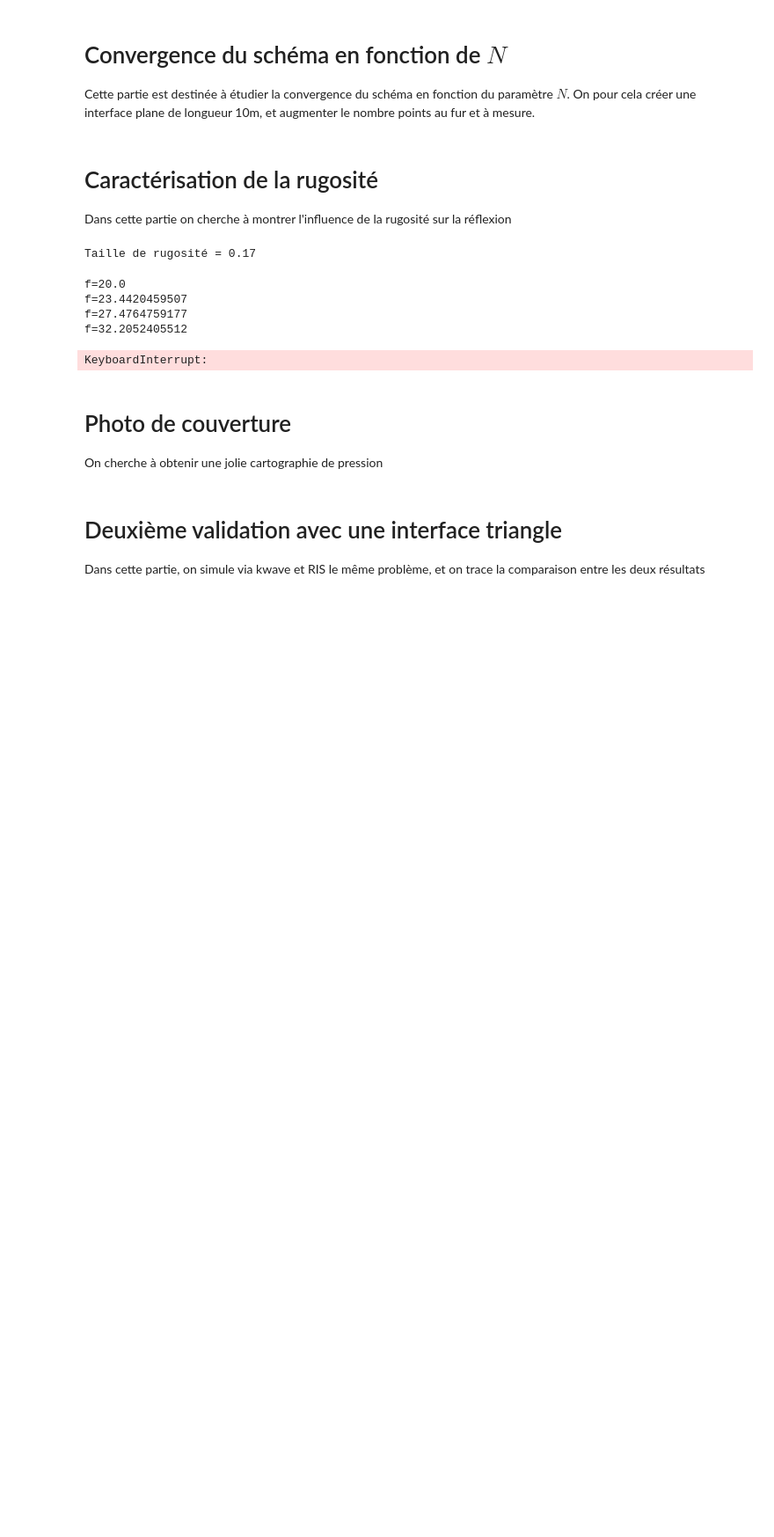
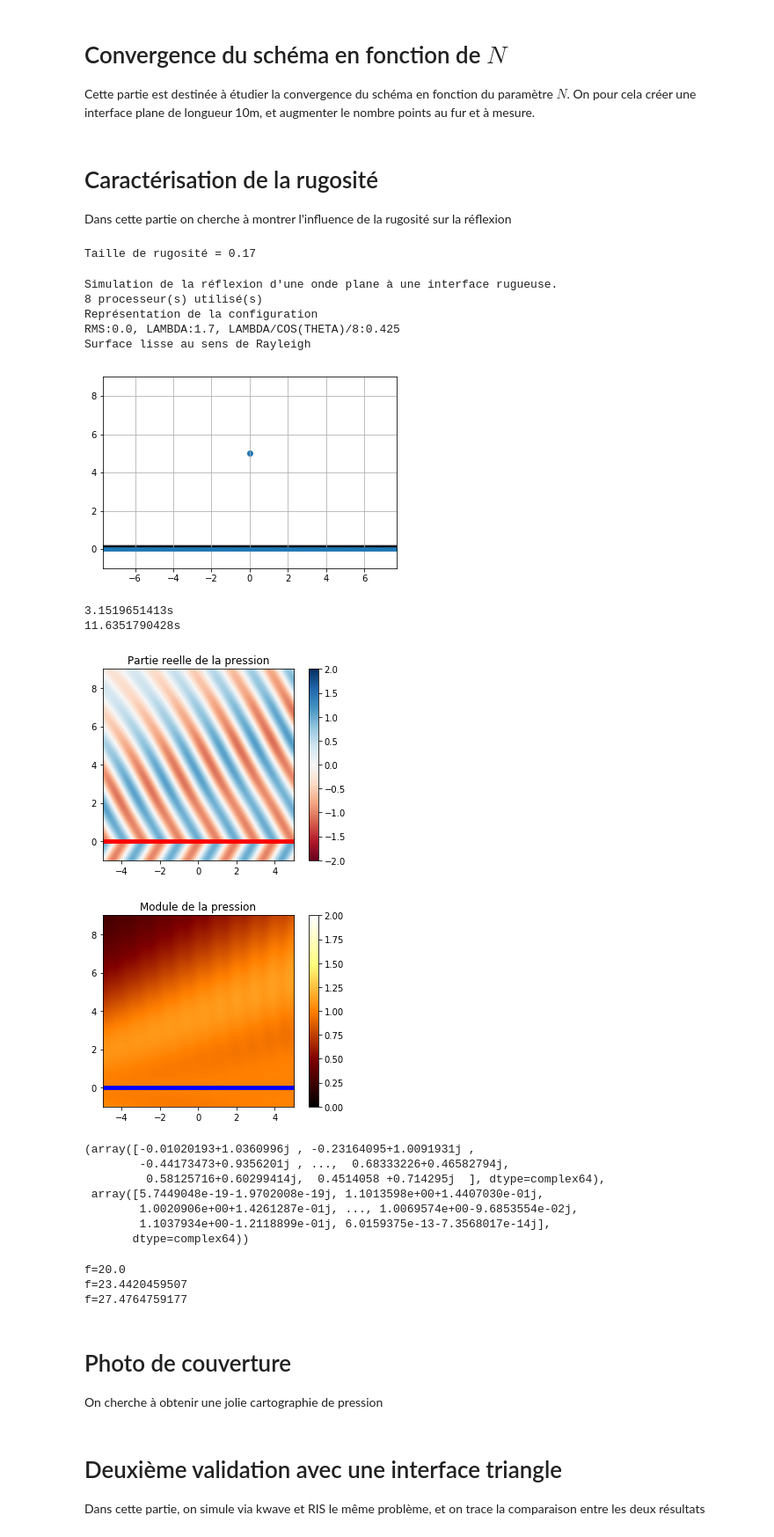
Before and after one commit to caillonantoine/rough-interface, a Jupyter notebook: Avancement.ipynb, the cells around one changed output. Shown at 88% size. Saved outputs shown, nothing was run; the diff lists cells and outputs as text; code cells hidden in the pictures; blank space fills up the shorter version.

```diff
--- a/Avancement.ipynb
+++ b/Avancement.ipynb
@@ -77,20 +77,42 @@ Dans cette partie on cherche à montrer l'influence de la rugosité sur la réfl
 pb = ri.RoughInterfaceScattering()
 
 pb.set_source('plane',[0,5])
-pb.set_angle(np.pi/16)
+pb.set_angle(np.pi/3.)
 pb.set_omega([-5,5,-1,9],150,2)
 pb.set_circle(2,[0,0])
+pb.set_frequency(200)
 # %%
 f_ref = 2000 #On fixe une taille de rugosité comparable à la longueur d'onde pour f= 1000Hz
 taille = 340/float(f_ref)
 print "Taille de rugosité = {}".format(taille)
 # %% [output]
 Taille de rugosité = 0.17
+# %%
+frequences = 2*np.logspace(1,3,30)
+
+pb.create_interface('s_sinusoidale',0,taille,1500,15)
+pb.start()
+# %% [output]
+Simulation de la réflexion d'une onde plane à une interface rugueuse.
+8 processeur(s) utilisé(s)
+Représentation de la configuration
+RMS:0.0, LAMBDA:1.7, LAMBDA/COS(THETA)/8:0.425
+Surface lisse au sens de Rayleigh
+[figure, added]
+3.1519651413s
+11.6351790428s
+[figure, added]
+[figure, added]
+(array([-0.01020193+1.0360996j , -0.23164095+1.0091931j ,
+        -0.44173473+0.9356201j , ...,  0.68333226+0.46582794j,
+         0.58125716+0.60299414j,  0.4514058 +0.714295j  ], dtype=complex64),
+ array([5.7449048e-19-1.9702008e-19j, 1.1013598e+00+1.4407030e-01j,
+        1.0020906e+00+1.4261287e-01j, ..., 1.0069574e+00-9.6853554e-02j,
+        1.1037934e+00-1.2118899e-01j, 6.0159375e-13-7.3568017e-14j],
+       dtype=complex64))
 # %%
 ref = []
-frequences = 2*np.logspace(1,3,30)
 
-pb.create_interface('s_aleatoire',0,.1,1500,15)
 #On calcule les références
 for f in frequences:
     print "f={}".format(f)
@@ -100,7 +122,5 @@ for f in frequences:
 f=20.0
 f=23.4420459507
 f=27.4764759177
-f=32.2052405512
-KeyboardInterrupt:
 # %%
 sim = []
```
Also changed, not shown: parts of 3 cells of this notebook.
